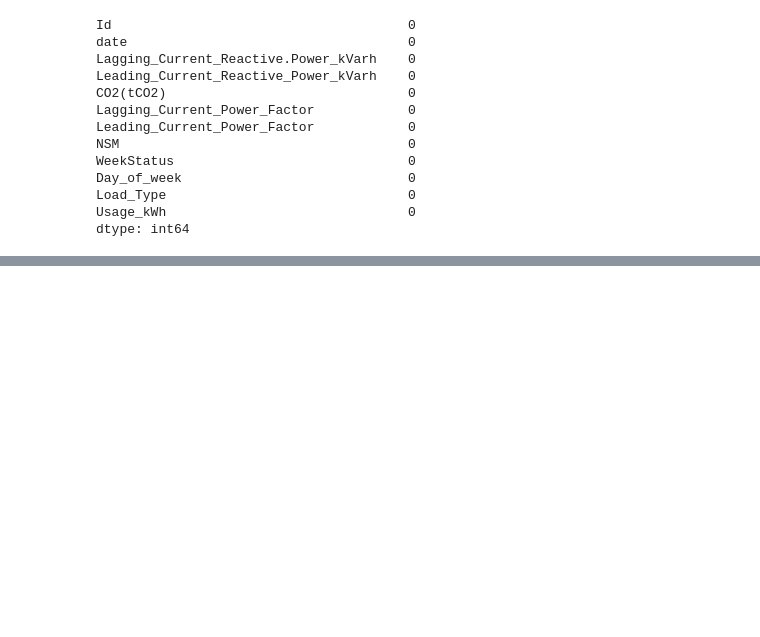
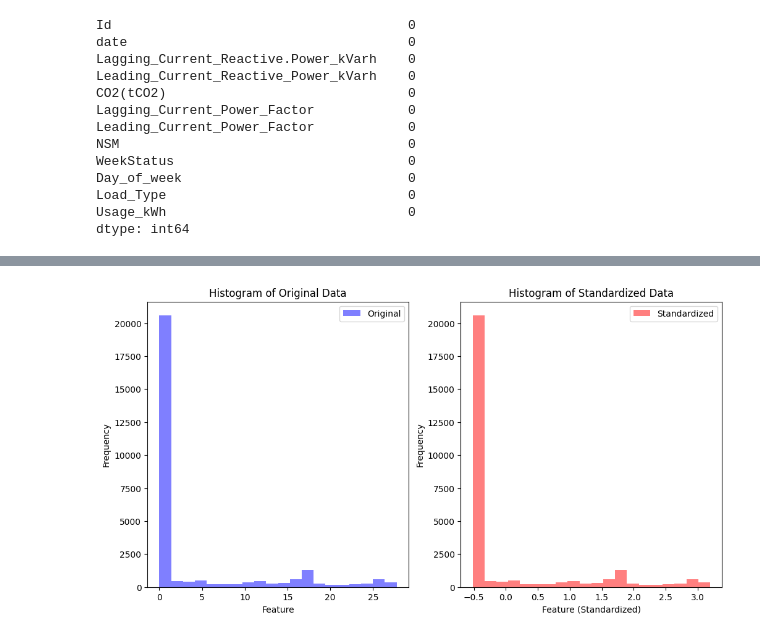
Before and after one commit to moufid-magdy/ML_regression, a Jupyter notebook: regression.ipynb, the cells around one changed output, grey strips where cells are left out. Cells and saved outputs as stored; diff of their text form; code cells hidden in the pictures; blank space fills up the shorter version.

```diff
--- a/regression.ipynb
+++ b/regression.ipynb
@@ -151,0 +173,21 @@ dtype: int64
+# %%
+
+# Plot histograms of the original and standardized datasets
+plt.figure(figsize=(12, 6))
+plt.subplot(1, 2, 1)
+plt.hist(train_df['Leading_Current_Reactive_Power_kVarh'], bins=20, color='blue', alpha=0.5, label='Original')
+plt.title('Histogram of Original Data')
+plt.xlabel('Feature')
+plt.ylabel('Frequency')
+plt.legend()
+
+plt.subplot(1, 2, 2)
+plt.hist(train_df_std['Leading_Current_Reactive_Power_kVarh'], bins=20, color='red', alpha=0.5, label='Standardized')
+plt.title('Histogram of Standardized Data')
+plt.xlabel('Feature (Standardized)')
+plt.ylabel('Frequency')
+plt.legend()
+
+plt.show()
+# %% [output]
+[figure, added]
```
Also changed, not shown: parts of 6 cells of this notebook.
